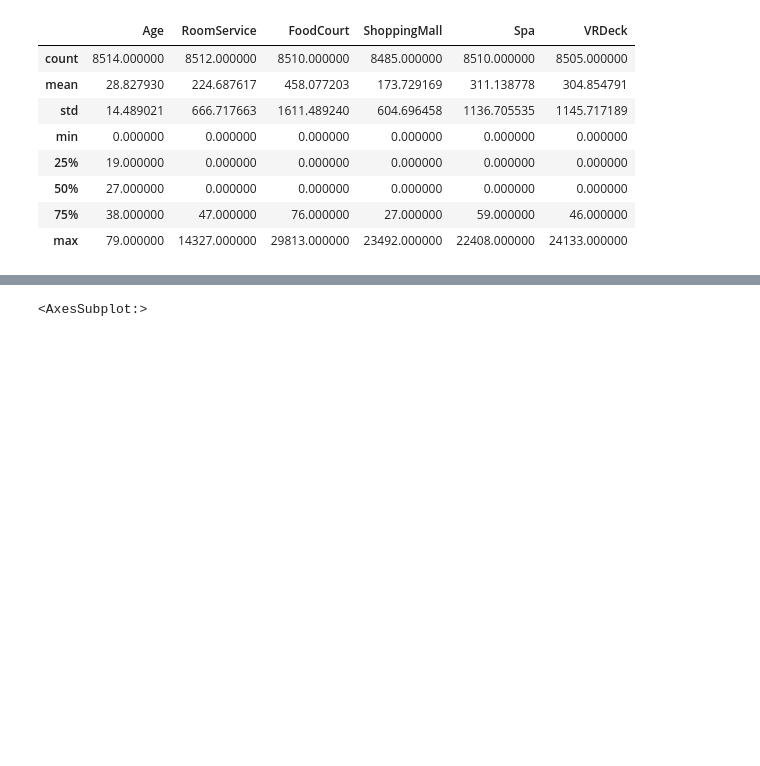
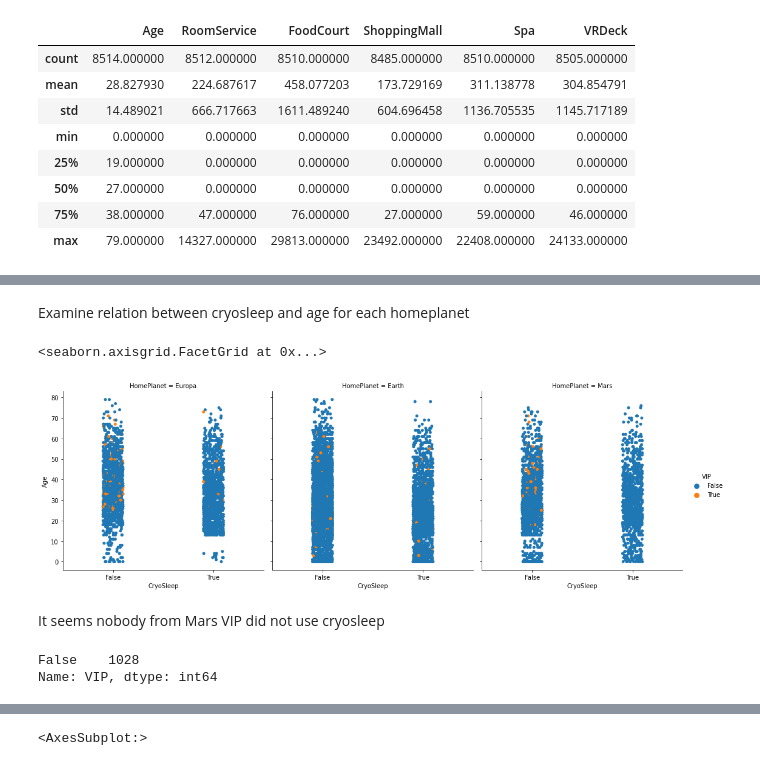
Before and after one commit to sharuhinda/ds_spaceship, a Jupyter notebook: ds_test.ipynb, the cells around one changed output, grey strips where cells are left out. Drawn from its saved outputs; the diff is of its cells as text; code cells hidden in the pictures; blank space fills up the shorter version.

```diff
--- a/ds_test.ipynb
+++ b/ds_test.ipynb
@@ -50,0 +544,3 @@ There are total 8693 entries in dataset and only 'Transported' and 'PassengerID'
+# %%
+df.loc[(df['HomePlanet'] == 'Earth') & df['VIP'].isna(), 'VIP'] = True
+df.info()
@@ -50,0 +565,20 @@ There are total 8693 entries in dataset and only 'Transported' and 'PassengerID'
+# %% [markdown]
+Examine relation between cryosleep and age for each homeplanet
+# %%
+sns.catplot(
+    x='CryoSleep', y='Age',
+    hue='VIP', kind='strip',
+    data=df,
+    col='HomePlanet', col_wrap=3,
+    #col_order=sorted(list(df[df['DeckNSide'].notna()].DeckNSide.unique()))
+)
+# %% [output]
+<seaborn.axisgrid.FacetGrid at 0x...>
+[figure, added]
+# %% [markdown]
+It seems nobody from Mars VIP did not use cryosleep
+# %%
+df[(df['HomePlanet'] == 'Mars') & (df['CryoSleep'] == True)]['VIP'].value_counts()
+# %% [output]
+False    1028
+Name: VIP, dtype: int64
```
Also changed, not shown: parts of 99 cells of this notebook, 1 other file.
